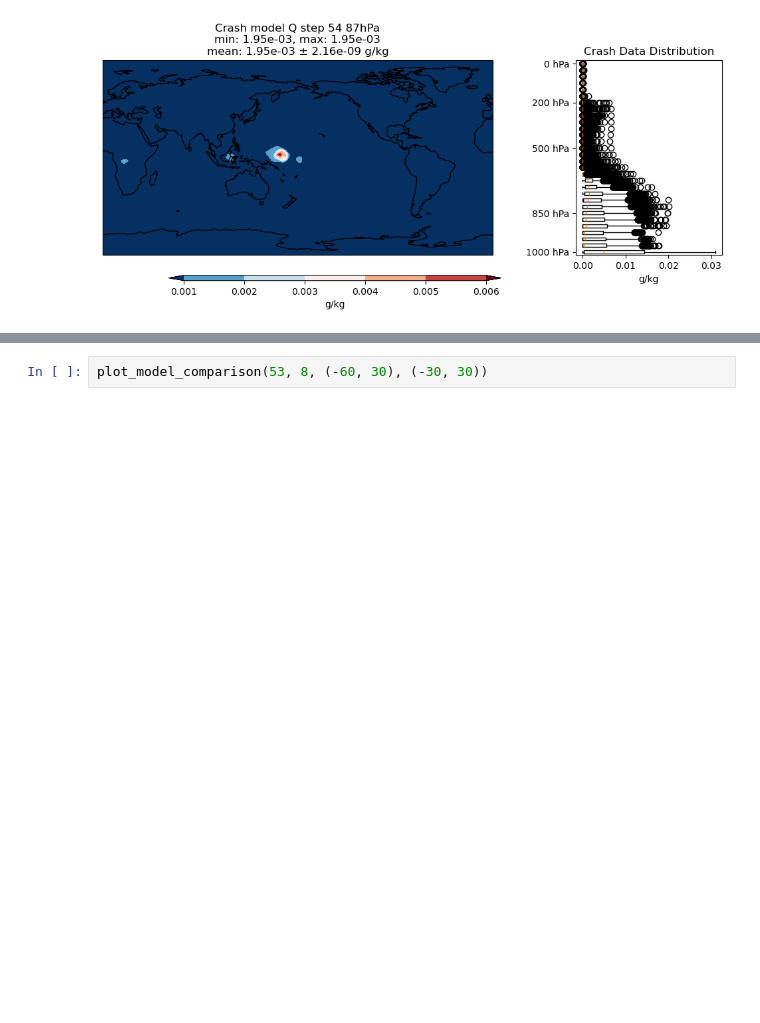
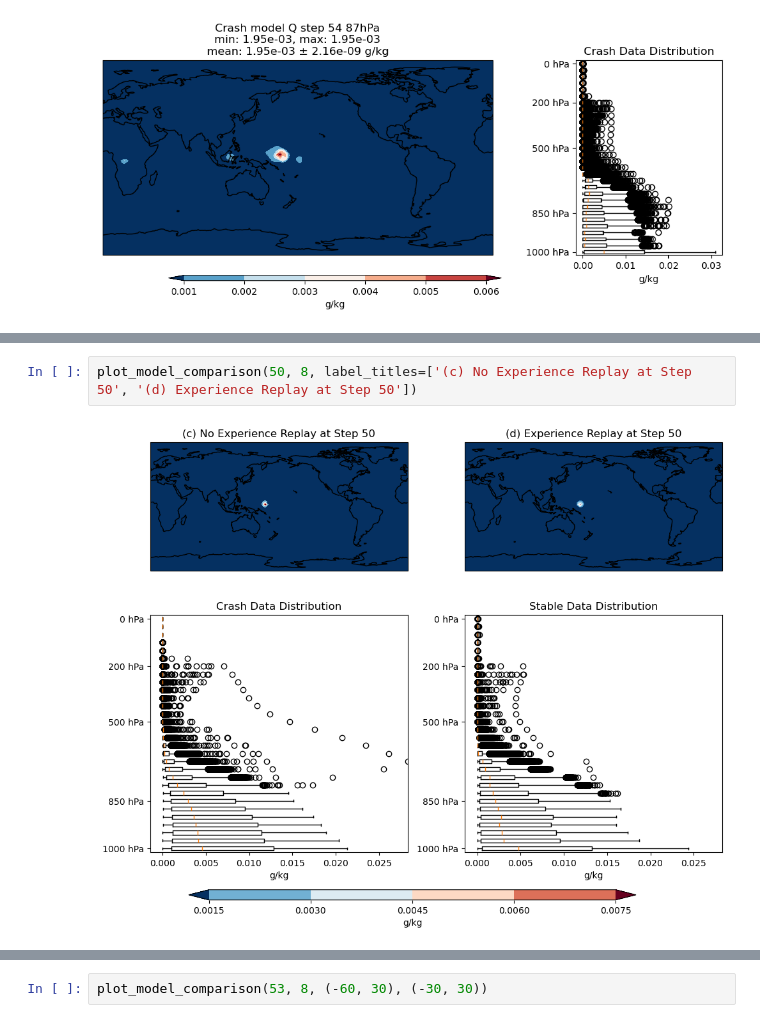
Before and after one commit to chenj209/clima_analysis, a Jupyter notebook: new_analysis/compare_crash.ipynb, the cells around one changed output, grey strips where cells are left out. Drawn from its saved outputs; the diff is of its cells as text; blank space fills up the shorter version.

```diff
--- a/new_analysis/compare_crash.ipynb
+++ b/new_analysis/compare_crash.ipynb
@@ -348,0 +355,4 @@ plot_model_comparison(44, 8)
+# %%
+plot_model_comparison(50, 8, label_titles=['(c) No Experience Replay at Step 50', '(d) Experience Replay at Step 50'])
+# %% [output]
+[figure, added]
```
Also changed, not shown: parts of 8 cells of this notebook, 3 other files.
